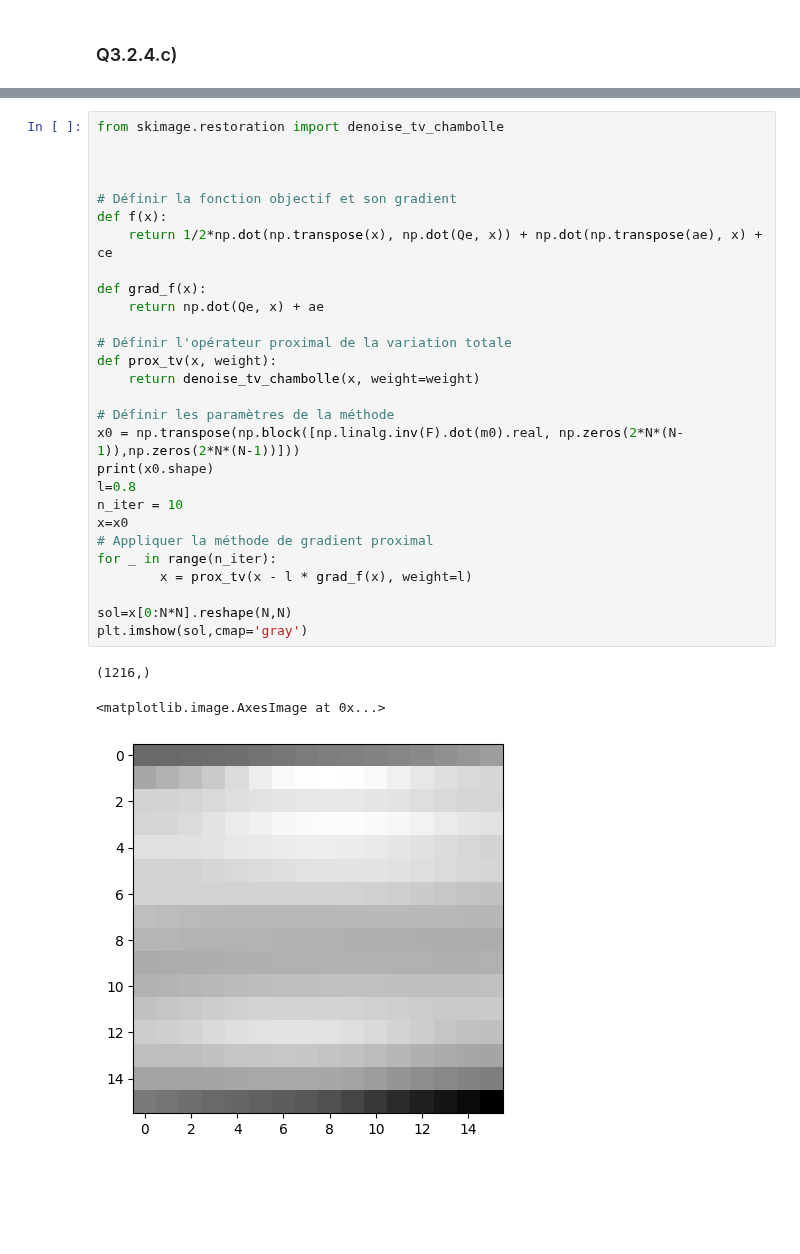
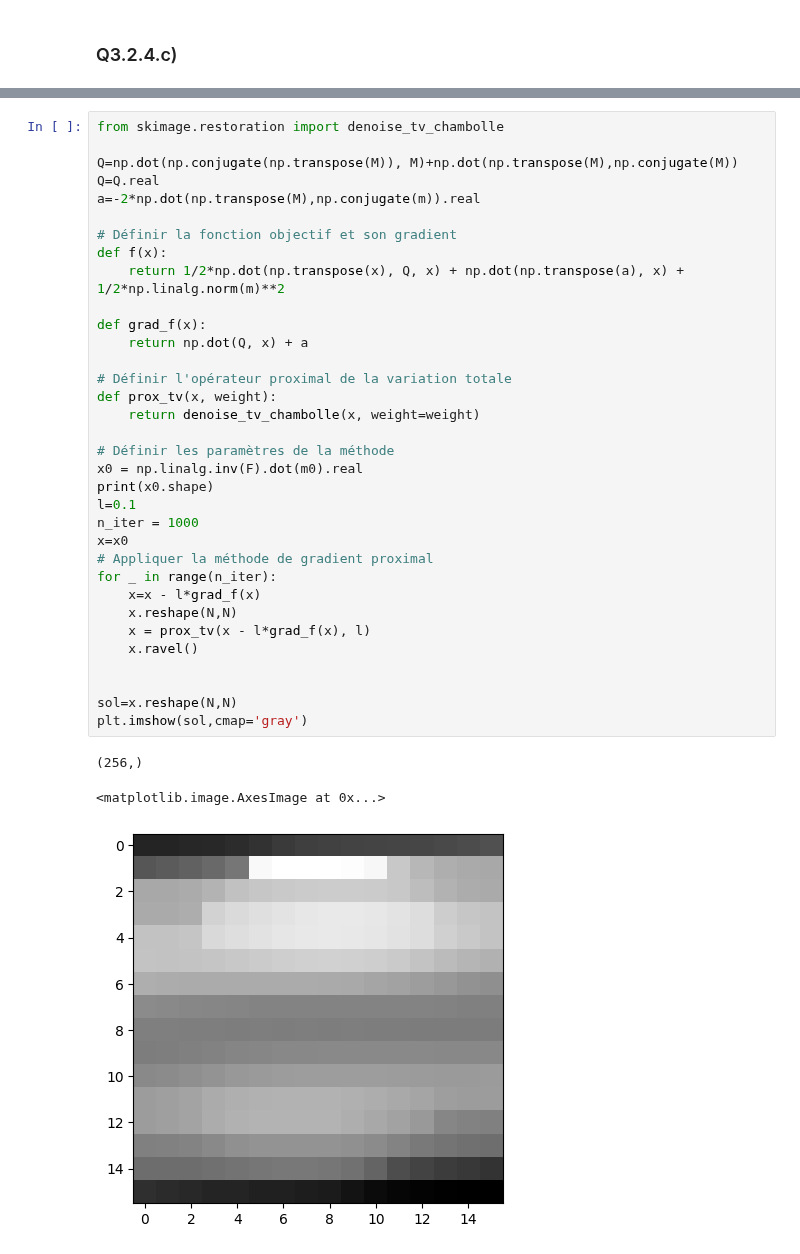
Before and after one commit to VDeumier/Projet_UE11, a Jupyter notebook: projet-opti-ts/X-Ray Tomography.ipynb, the cells around one changed output, grey strips where cells are left out. Drawn from its saved outputs; the diff is of its cells as text; blank space fills up the shorter version.

```diff
--- a/projet-opti-ts/X-Ray Tomography.ipynb
+++ b/projet-opti-ts/X-Ray Tomography.ipynb
@@ -648,32 +676,38 @@ ax3.imshow(sol_2,cmap='gray')
 # %%
 from skimage.restoration import denoise_tv_chambolle
 
-
+Q=np.dot(np.conjugate(np.transpose(M)), M)+np.dot(np.transpose(M),np.conjugate(M))
+Q=Q.real
+a=-2*np.dot(np.transpose(M),np.conjugate(m)).real
 
 # Définir la fonction objectif et son gradient
 def f(x):
-    return 1/2*np.dot(np.transpose(x), np.dot(Qe, x)) + np.dot(np.transpose(ae), x) + ce
+    return 1/2*np.dot(np.transpose(x), Q, x) + np.dot(np.transpose(a), x) + 1/2*np.linalg.norm(m)**2
 
 def grad_f(x):
-    return np.dot(Qe, x) + ae
+    return np.dot(Q, x) + a
 
 # Définir l'opérateur proximal de la variation totale
 def prox_tv(x, weight):
     return denoise_tv_chambolle(x, weight=weight)
 
 # Définir les paramètres de la méthode
-x0 = np.transpose(np.block([np.linalg.inv(F).dot(m0).real, np.zeros(2*N*(N-1)),np.zeros(2*N*(N-1))]))
+x0 = np.linalg.inv(F).dot(m0).real
 print(x0.shape)
-l=0.8
-n_iter = 10
+l=0.1
+n_iter = 1000
 x=x0
 # Appliquer la méthode de gradient proximal
 for _ in range(n_iter):
-        x = prox_tv(x - l * grad_f(x), weight=l)
+    x=x - l*grad_f(x)
+    x.reshape(N,N)
+    x = prox_tv(x - l*grad_f(x), l)
+    x.ravel()
 
-sol=x[0:N*N].reshape(N,N)
+
+sol=x.reshape(N,N)
 plt.imshow(sol,cmap='gray')
 # %% [output]
-(1216,)
+(256,)
 <matplotlib.image.AxesImage at 0x...>
-[figure, old version]
+[figure, new version]
```
Also changed, not shown: parts of 1 cell of this notebook.
